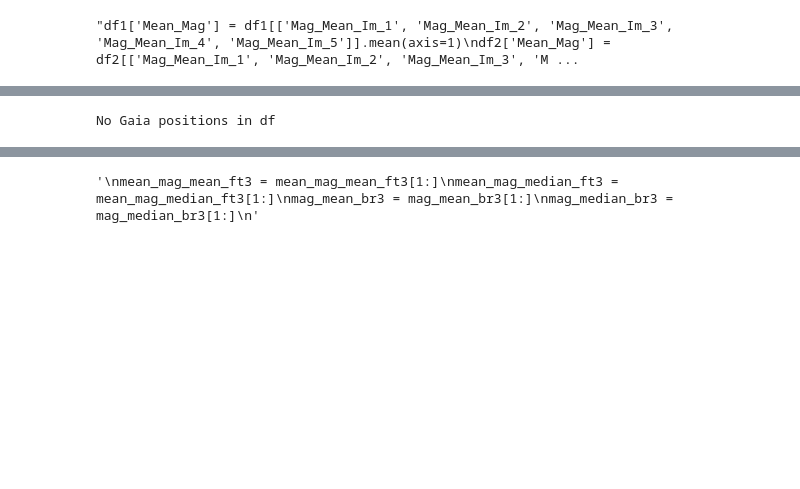
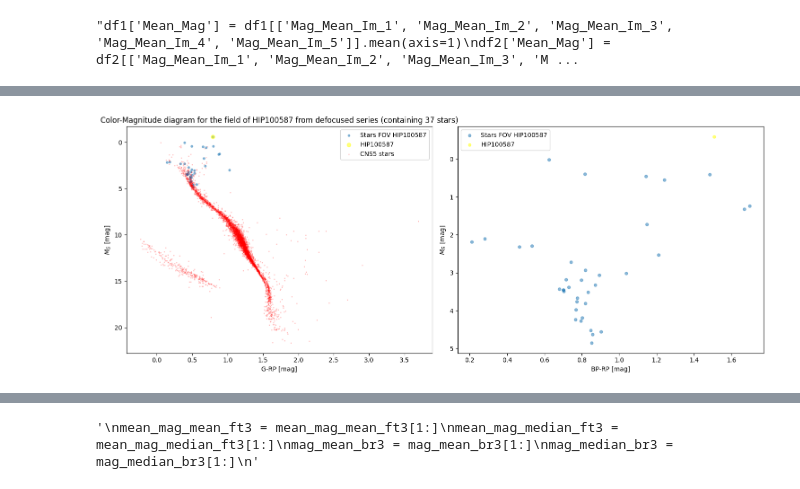
Before and after one commit to finnlsw/bachelorarbeit, a Jupyter notebook: Color_magnitude_diagrams.ipynb, the cells around one changed output, grey strips where cells are left out. Drawn from its saved outputs; the diff is of its cells as text; code cells hidden in the pictures; blank space fills up the shorter version.

```diff
--- a/Color_magnitude_diagrams.ipynb
+++ b/Color_magnitude_diagrams.ipynb
@@ -131,35 +250,35 @@ Filtered DataFrame 2:
 # %%
-df_plot = df_list[0] # change if you want to use filtered data for plotting
+df_plot = fil_dfs[0] # change if you want to use filtered data for plotting
 
 if 'DR3Name' in df_plot.columns:
     #import cns5 data for comparrison
     df_cns5 = pd.read_csv('/home/finn/visual_Studio_Code/data/CNS5_data.csv')
     df_cns5 = df_cns5.dropna() # remove all NaN values
     df_cns5['absolute Gmag CNS5'] = df_cns5['g_mag'] + 5*np.log10(df_cns5['parallax']/100)
 
     fig, axs = plt.subplots(1, 2, figsize=(15, 6))
 
     axs[0].scatter(df_plot['G-RP'], df_plot['absolute Gmag'], alpha=0.5,s=10, label=f'Stars FOV {target}')
     axs[0].scatter(df_plot['G-RP'][-1:], df_plot['absolute Gmag'][-1:], alpha=0.5, color='yellow', label=target)
     axs[0].scatter(df_cns5['g_rp_resulting'], df_cns5['absolute Gmag CNS5'], alpha=0.2, color='red', s=1,label='CNS5 stars')
     axs[0].invert_yaxis()
     axs[0].set_xlabel('G-RP [mag]')
     axs[0].set_ylabel(r'$M_G$ [mag]')
     axs[0].legend()
     axs[0].set_title(f'Color-Magnitude diagram for the field of {target} from defocused series (containing {len(df_plot)-1} stars)')
 
     axs[1].scatter(df_plot['BP-RP'][:-1], df_plot['absolute Gmag'][:-1], alpha=0.5,   s=20.0,label=f'Stars FOV {target}')
     axs[1].scatter(df_plot['BP-RP'][-1:], df_plot['absolute Gmag'][-1:], alpha=0.5, color='yellow', s=20, label=target)
     axs[1].legend()
     axs[1].invert_yaxis()
     axs[1].set_xlabel('BP-RP [mag]')
     axs[1].set_ylabel(r'$M_G$ [mag]')
 
     plt.tight_layout()
 else:
     print('No Gaia positions in df')
 # %% [output]
-No Gaia positions in df
+[figure, added]
 # %%
 def get_mag_lists(df):
     df_ft = df.iloc[:-1,:] # all rows expept last one (bright star), all columns
```
Also changed, not shown: parts of 11 cells of this notebook, 6 other files.
